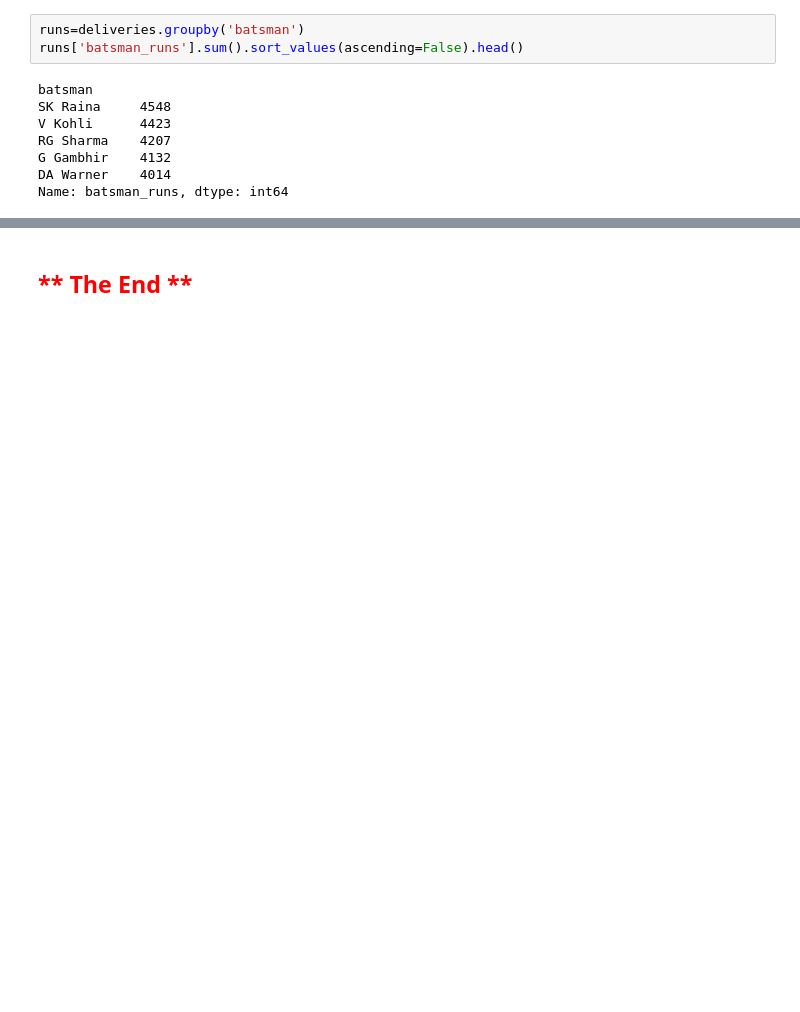
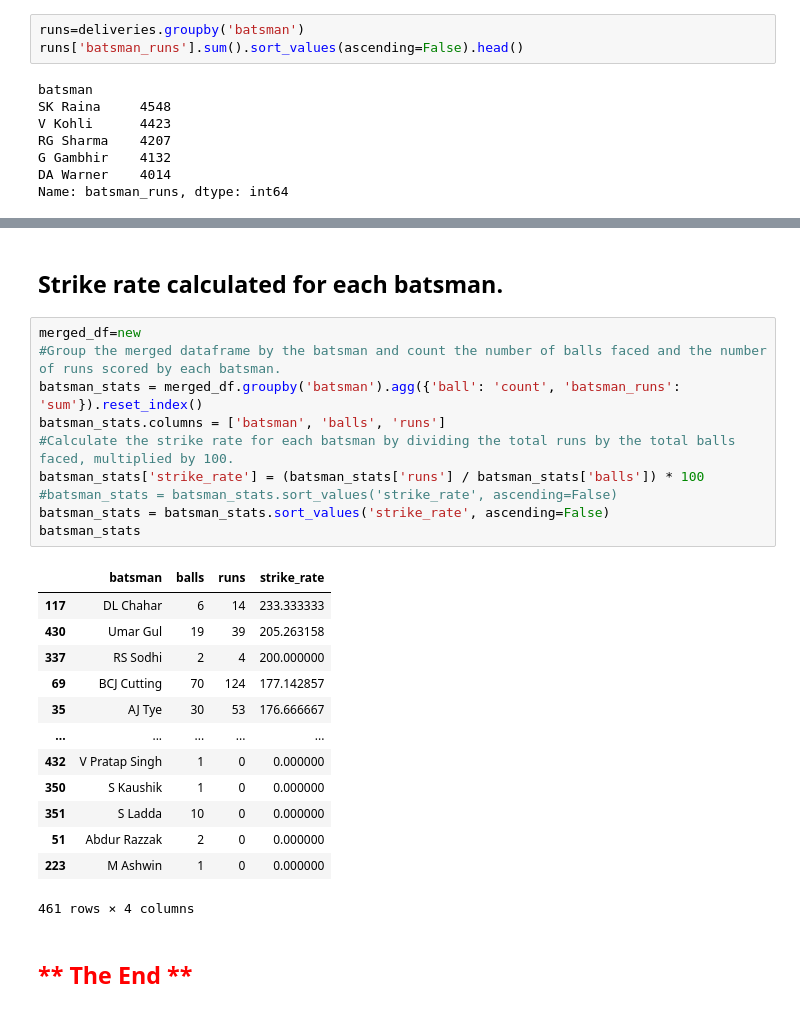
Before and after one commit to Vamshi0046/IPL-DATA-ANALYSIS, a Jupyter notebook: Analysis.ipynb, the cells around one changed output, grey strips where cells are left out. Drawn from its saved outputs; the diff is of its cells as text; blank space fills up the shorter version.

```diff
--- a/Analysis.ipynb
+++ b/Analysis.ipynb
@@ -472,2 +485,28 @@ df['toss_decision'].value_counts().plot(kind="pie")
-# %% [markdown]
-<h2 style="color:red; margin-left:400px;" >** The End **</h2>
+# %% [markdown]
+## Strike rate calculated for each batsman.
+# %%
+merged_df=new
+#Group the merged dataframe by the batsman and count the number of balls faced and the number of runs scored by each batsman.
+batsman_stats = merged_df.groupby('batsman').agg({'ball': 'count', 'batsman_runs': 'sum'}).reset_index()
+batsman_stats.columns = ['batsman', 'balls', 'runs']
+#Calculate the strike rate for each batsman by dividing the total runs by the total balls faced, multiplied by 100.
+batsman_stats['strike_rate'] = (batsman_stats['runs'] / batsman_stats['balls']) * 100
+#batsman_stats = batsman_stats.sort_values('strike_rate', ascending=False)
+batsman_stats = batsman_stats.sort_values('strike_rate', ascending=False)
+batsman_stats
+# %% [output]
+|  | batsman | balls | runs | strike_rate |
+| 117 | DL Chahar | 6 | 14 | 233.333333 |
+| 430 | Umar Gul | 19 | 39 | 205.263158 |
+| 337 | RS Sodhi | 2 | 4 | 200.000000 |
+| 69 | BCJ Cutting | 70 | 124 | 177.142857 |
+| 35 | AJ Tye | 30 | 53 | 176.666667 |
+| ... | ... | ... | ... | ... |
+| 432 | V Pratap Singh | 1 | 0 | 0.000000 |
+| 350 | S Kaushik | 1 | 0 | 0.000000 |
+| 351 | S Ladda | 10 | 0 | 0.000000 |
+| 51 | Abdur Razzak | 2 | 0 | 0.000000 |
+| 223 | M Ashwin | 1 | 0 | 0.000000 |
+461 rows × 4 columns
+# %% [markdown]
+<h2 style="color:red; margin-left:400px;" >** The End **</h2>
```
Also changed, not shown: parts of 34 cells of this notebook.
